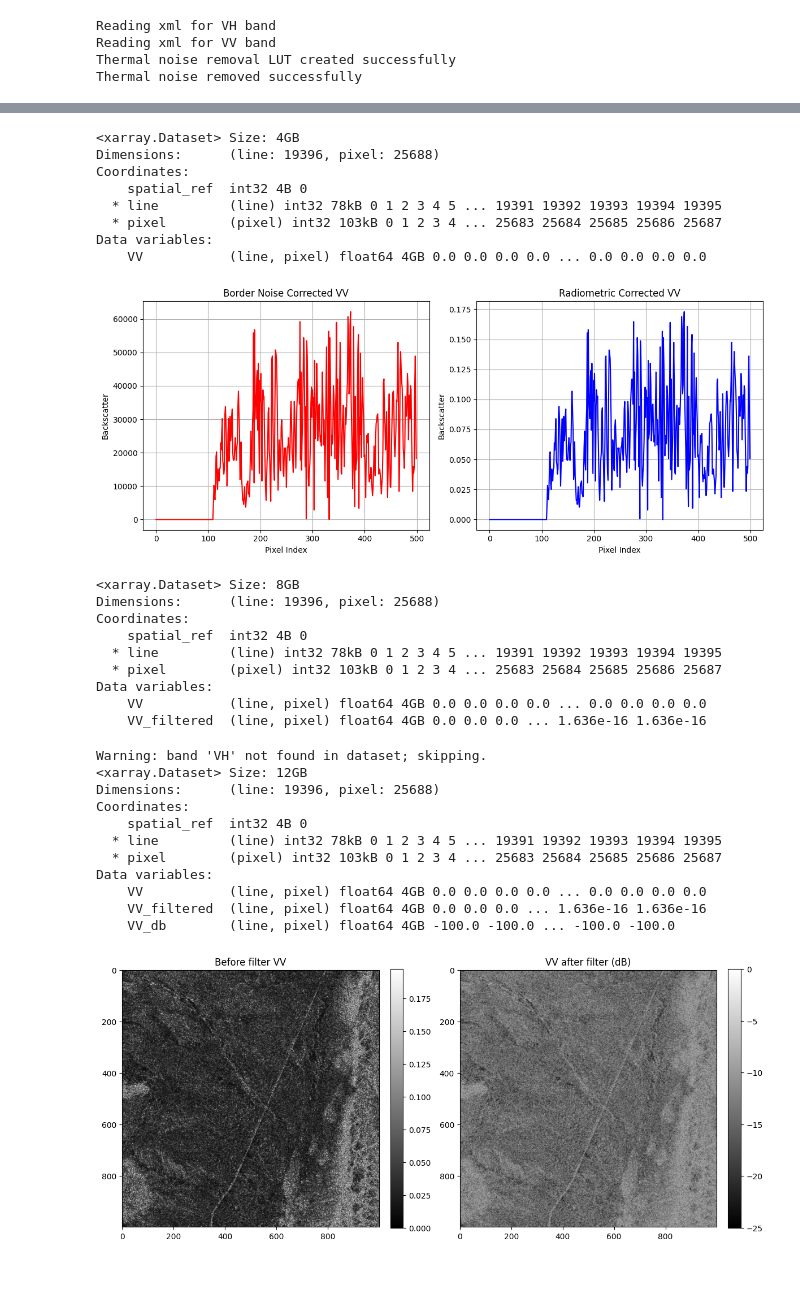
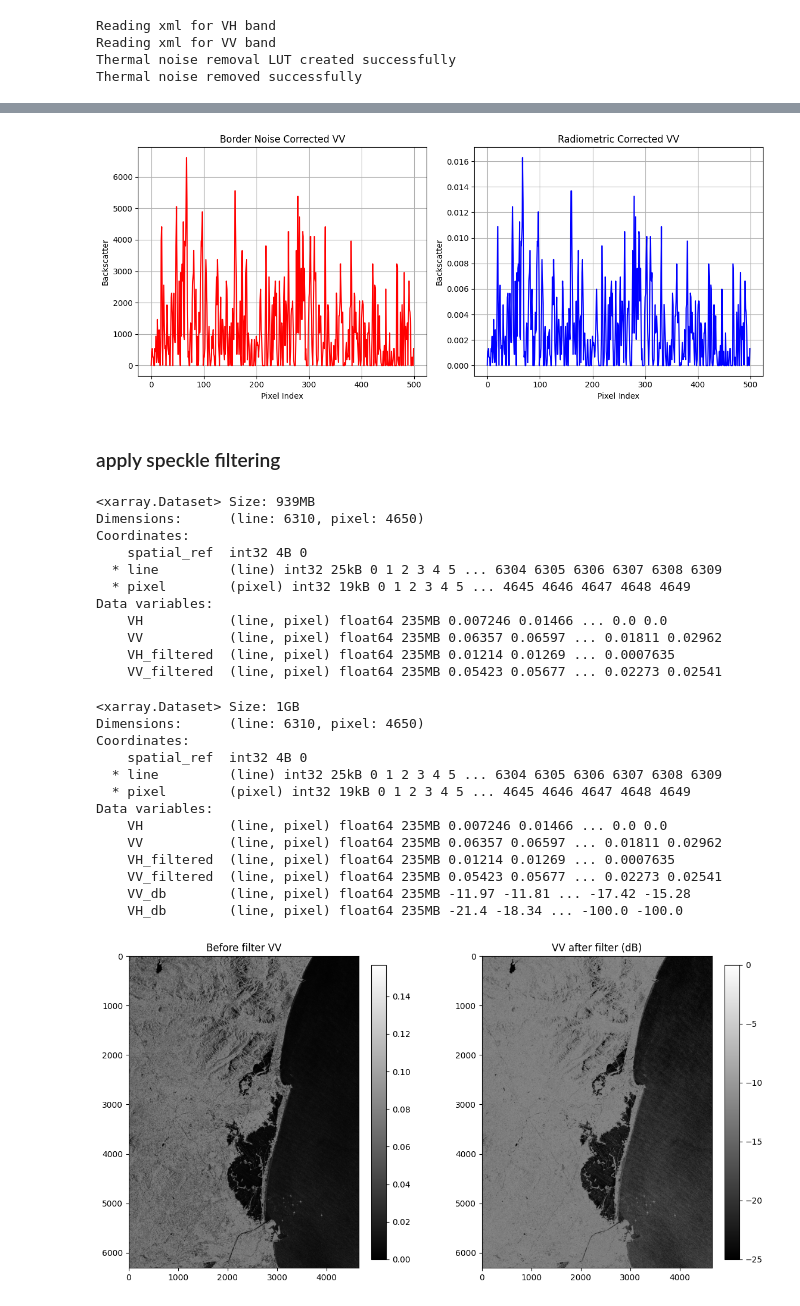
Before and after one commit to rabinatwayana/pysarflow, a Jupyter notebook: docs/examples/grd_pipeline.ipynb, the cells around one changed output, grey strips where cells are left out. Drawn from its saved outputs; the diff is of its cells as text; code cells hidden in the pictures; blank space fills up the shorter version.

Commit message:
feat:subsetting to AOI

```diff
--- a/docs/examples/grd_pipeline.ipynb
+++ b/docs/examples/grd_pipeline.ipynb
@@ -32,17 +32,18 @@ processor = Sentinel1GRDProcessor()
 # safe_extract_path= r"C:\Temp\SAR_old"
 
 # 2025 SAR data
-zip_safe_path = r'C:\Users\Ethel Ogallo\Documents\CDE\PLUS\SS25\practice_softwaredev\pysarflow\docs\ethel_temp\S1C_IW_GRDH_1SDV_20250527T181900_20250527T181925_002520_0053F6_70DB_COG.zip'
-safe_extract_path= r"C:\Temp\SAR"
+# zip_safe_path = r'C:\Users\Ethel Ogallo\Documents\CDE\PLUS\SS25\practice_softwaredev\pysarflow\docs\ethel_temp\S1C_IW_GRDH_1SDV_20250527T181900_20250527T181925_002520_0053F6_70DB_COG.zip'
+# safe_extract_path= r"C:\Temp\SAR"
 
 # if reading zip file
 # zip_safe_path = "docs/data/S1A_IW_GRDH_1SDV_20241209T015852_20241209T015917_056909_06FD49_AE78.SAFE.zip"
 # safe_extract_path= "docs/data/"
-ds = processor.read_grd_data(zip_safe_path,safe_extract_path)
+# ds = processor.read_grd_data(zip_safe_path,safe_extract_path)
 
-# #if reading safe file directly
+# if reading safe file directly
 # safe_folder = "docs/data/S1A_IW_GRDH_1SDV_20241209T015852_20241209T015917_056909_06FD49_AE78.SAFE"
-# ds = processor.read_grd_data(zip_safe_path)
+safe_folder = r"C:\Users\Ethel Ogallo\OneDrive - Universität Salzburg\Archive\S1A_IW_GRDH_1SDV_20241031T180256_20241031T180321_056350_06E71E_479F.SAFE"
+ds = processor.read_grd_data(safe_folder)
 
 print(ds)
 # %% [output]
@@ -61,0 +69,4 @@ Attributes:
+# %%
+sub_bbox = [-0.547119, 38.953446,-0.124146,39.481696]
+ds_clipped = processor.subset_aoi(ds, bbox=sub_bbox)
+print(ds_clipped)
@@ -62,12 +111,12 @@ Attributes:
 # %%
 # test apply precise orbit files
-safe_folder = r"C:\Temp\SAR\S1C_IW_GRDH_1SDV_20250527T181900_20250527T181925_002520_0053F6_70DB_COG.SAFE"
-orbit_extract_folder = r"C:\Temp\SAR\S1C_IW_GRDH_1SDV_20250527T181900_20250527T181925_002520_0053F6_70DB_COG.SAFE"
+safe_folder = r"C:\Users\Ethel Ogallo\OneDrive - Universität Salzburg\Archive\S1A_IW_GRDH_1SDV_20241031T180256_20241031T180321_056350_06E71E_479F.SAFE"
+orbit_extract_folder = r"C:\Users\Ethel Ogallo\OneDrive - Universität Salzburg\Archive\S1A_IW_GRDH_1SDV_20241031T180256_20241031T180321_056350_06E71E_479F.SAFE"
 
 # safe_folder = "docs/data/S1A_IW_GRDH_1SDV_20241209T015852_20241209T015917_056909_06FD49_AE78.SAFE"
 # orbit_extract_folder = "docs/data/S1A_IW_GRDH_1SDV_20241209T015852_20241209T015917_056909_06FD49_AE78.SAFE"
 
-ds_with_orbit = processor.apply_orbit_file(ds, safe_folder, orbit_extract_folder, overwrite=False)
+ds_with_orbit = processor.apply_orbit_file(ds_clipped, safe_folder, orbit_extract_folder, overwrite=False)
 
 print(ds_with_orbit)
 # %% [output]
@@ -168,19 +234,8 @@ Radiometric calibration completed successfully
-# %%
-print(radiometric_calibrated_ds)
-# %% [output]
-<xarray.Dataset> Size: 4GB
-Dimensions:      (line: 19396, pixel: 25688)
-Coordinates:
-    spatial_ref  int32 4B 0
-  * line         (line) int32 78kB 0 1 2 3 4 5 ... 19391 19392 19393 19394 19395
-  * pixel        (pixel) int32 103kB 0 1 2 3 4 ... 25683 25684 25685 25686 25687
-Data variables:
-    VV           (line, pixel) float64 4GB 0.0 0.0 0.0 0.0 ... 0.0 0.0 0.0 0.0
 # %%
 # similarly plotting result after radiometric calibration
 # Flatten data
-original_vv = bordernoise_removed_ds['VV'].isel(pixel=5000).values.flatten()[:500]
-corrected_vv = radiometric_calibrated_ds['VV'].isel(pixel=5000).values.flatten()[:500]
+original_vv = bordernoise_removed_ds['VV'].isel(pixel=4000).values.flatten()[:500]
+corrected_vv = radiometric_calibrated_ds['VV'].isel(pixel=4000).values.flatten()[:500]
 
 fig, axs = plt.subplots(1, 2, figsize=(12, 5))
 
@@ -201,20 +256,24 @@ axs[1].grid(True)
 plt.tight_layout()
 plt.show()
 # %% [output]
-[figure, old version]
+[figure, new version]
+# %% [markdown]
+### apply speckle filtering
 # %%
 filtered_ds = processor.speckle_filter(radiometric_calibrated_ds, size=7)
 print(filtered_ds)
 # %% [output]
-<xarray.Dataset> Size: 8GB
-Dimensions:      (line: 19396, pixel: 25688)
+<xarray.Dataset> Size: 939MB
+Dimensions:      (line: 6310, pixel: 4650)
 Coordinates:
     spatial_ref  int32 4B 0
-  * line         (line) int32 78kB 0 1 2 3 4 5 ... 19391 19392 19393 19394 19395
-  * pixel        (pixel) int32 103kB 0 1 2 3 4 ... 25683 25684 25685 25686 25687
+  * line         (line) int32 25kB 0 1 2 3 4 5 ... 6304 6305 6306 6307 6308 6309
+  * pixel        (pixel) int32 19kB 0 1 2 3 4 5 ... 4645 4646 4647 4648 4649
 Data variables:
-    VV           (line, pixel) float64 4GB 0.0 0.0 0.0 0.0 ... 0.0 0.0 0.0 0.0
-    VV_filtered  (line, pixel) float64 4GB 0.0 0.0 0.0 ... 1.636e-16 1.636e-16
+    VH           (line, pixel) float64 235MB 0.007246 0.01466 ... 0.0 0.0
+    VV           (line, pixel) float64 235MB 0.06357 0.06597 ... 0.01811 0.02962
+    VH_filtered  (line, pixel) float64 235MB 0.01214 0.01269 ... 0.0007635
+    VV_filtered  (line, pixel) float64 235MB 0.05423 0.05677 ... 0.02273 0.02541
 # %%
 # Convert and get a dataset with new 'VV_db' and 'VH_db' variables
 filtered_ds_db = processor.convert_to_db(filtered_ds)
@@ -222,36 +281,37 @@ filtered_ds_db = processor.convert_to_db(filtered_ds)
 # View
 print(filtered_ds_db)
 # %% [output]
-Warning: band 'VH' not found in dataset; skipping.
-<xarray.Dataset> Size: 12GB
-Dimensions:      (line: 19396, pixel: 25688)
+<xarray.Dataset> Size: 1GB
+Dimensions:      (line: 6310, pixel: 4650)
 Coordinates:
     spatial_ref  int32 4B 0
-  * line         (line) int32 78kB 0 1 2 3 4 5 ... 19391 19392 19393 19394 19395
-  * pixel        (pixel) int32 103kB 0 1 2 3 4 ... 25683 25684 25685 25686 25687
+  * line         (line) int32 25kB 0 1 2 3 4 5 ... 6304 6305 6306 6307 6308 6309
+  * pixel        (pixel) int32 19kB 0 1 2 3 4 5 ... 4645 4646 4647 4648 4649
 Data variables:
-    VV           (line, pixel) float64 4GB 0.0 0.0 0.0 0.0 ... 0.0 0.0 0.0 0.0
-    VV_filtered  (line, pixel) float64 4GB 0.0 0.0 0.0 ... 1.636e-16 1.636e-16
-    VV_db        (line, pixel) float64 4GB -100.0 -100.0 ... -100.0 -100.0
+    VH           (line, pixel) float64 235MB 0.007246 0.01466 ... 0.0 0.0
+    VV           (line, pixel) float64 235MB 0.06357 0.06597 ... 0.01811 0.02962
+    VH_filtered  (line, pixel) float64 235MB 0.01214 0.01269 ... 0.0007635
+    VV_filtered  (line, pixel) float64 235MB 0.05423 0.05677 ... 0.02273 0.02541
+    VV_db        (line, pixel) float64 235MB -11.97 -11.81 ... -17.42 -15.28
+    VH_db        (line, pixel) float64 235MB -21.4 -18.34 ... -100.0 -100.0
 # %%
 band = 'VV'
-crop = dict(line=slice(5000, 6000), pixel=slice(10000, 11000))
 
 plt.figure(figsize=(12, 6))
 
 # Original (linear scale)
 plt.subplot(121)
-im0 = plt.imshow(radiometric_calibrated_ds[band].isel(**crop), cmap='gray')
+im0 = plt.imshow(radiometric_calibrated_ds[band], cmap='gray')
 plt.title(f'Before filter {band}')
 plt.colorbar(im0, fraction=0.046, pad=0.04)
 
 # Filtered (dB)
 plt.subplot(122)
-im1 = plt.imshow(filtered_ds_db['VV_db'].isel(**crop), cmap='gray', vmin=-25, vmax=0)
+im1 = plt.imshow(filtered_ds_db['VV_db'], cmap='gray', vmin=-25, vmax=0)
 plt.title(f'{band} after filter (dB)')
 plt.colorbar(im1, fraction=0.046, pad=0.04)
 
 plt.tight_layout()
 plt.show()
 # %% [output]
-[figure, old version]
+[figure, new version]
```
Also changed, not shown: parts of 14 cells of this notebook, 1 other file.
